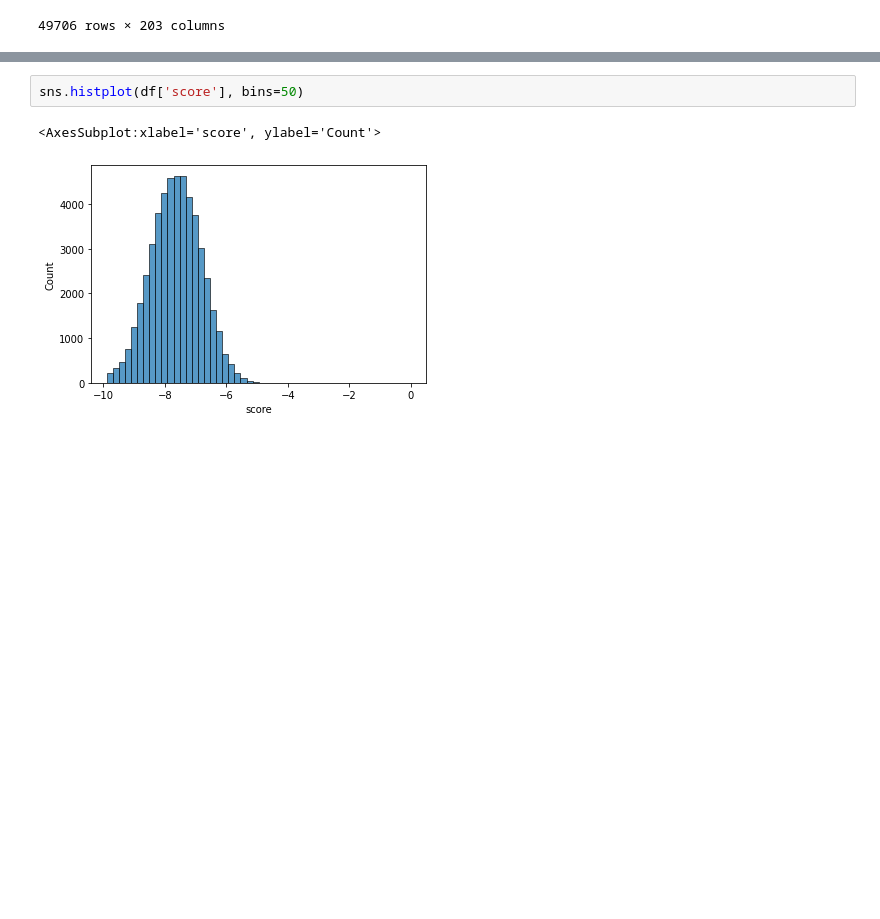
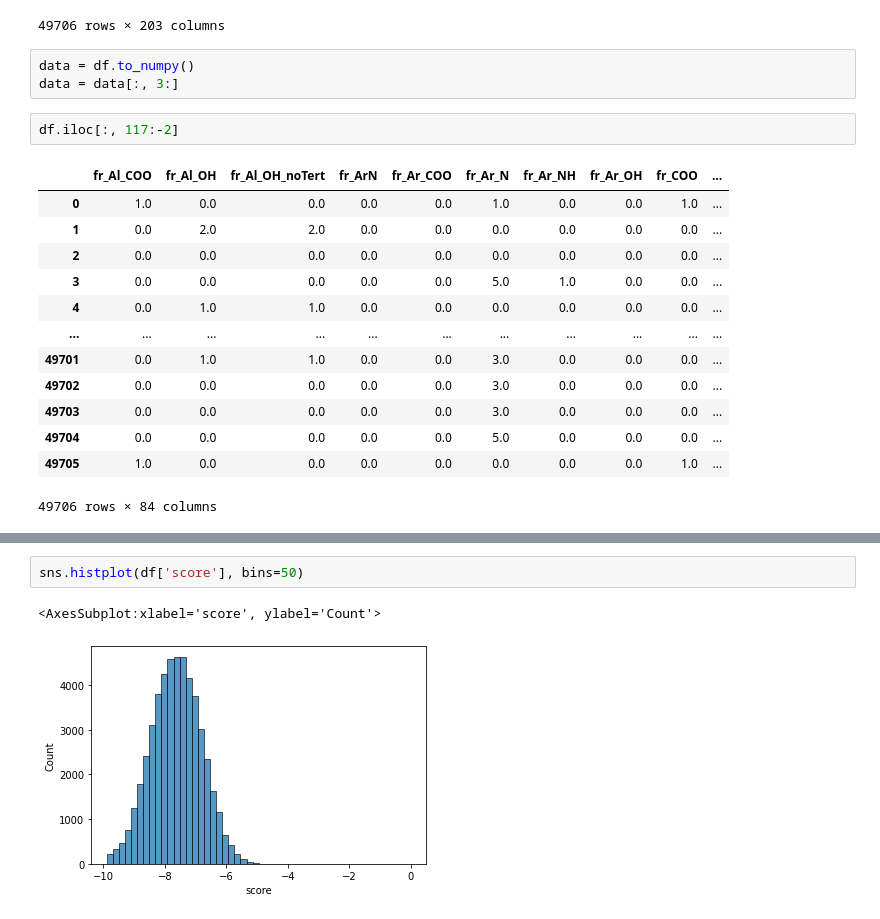
Before and after one commit to AntoninDuval/Active-Learning-For-Drug-Discovery, a Jupyter notebook: Exploration.ipynb, the cells around one changed output, grey strips where cells are left out. Drawn from its saved outputs; the diff is of its cells as text; blank space fills up the shorter version.

```diff
--- a/Exploration.ipynb
+++ b/Exploration.ipynb
@@ -20,3 +20,22 @@ df
 | 49704 | lig17083 | Cc1cc(C(=O)N2C[C@H]3CCC[C@@]3(c3n... | -8.6 | 1.445117 | 986.670520 | 18.432511 | 14.830312 | 15.646808 | 13.154634 | 8.987851 | ... | ... |
 | 49705 | lig7668 | Cc1ccc(C(CNC(=O)C2CCN(C(=O)N3CCCC... | -9.4 | 1.484517 | 704.865809 | 20.095647 | 16.394448 | 16.394448 | 13.452397 | 10.063795 | ... | ... |
 49706 rows × 203 columns
+# %%
+data = df.to_numpy()
+data = data[:, 3:]
+# %%
+df.iloc[:, 117:-2]
+# %% [output]
+|  | fr_Al_COO | fr_Al_OH | fr_Al_OH_noTert | fr_ArN | fr_Ar_COO | fr_Ar_N | fr_Ar_NH | fr_Ar_OH | fr_COO | ... |
+| 0 | 1.0 | 0.0 | 0.0 | 0.0 | 0.0 | 1.0 | 0.0 | 0.0 | 1.0 | ... |
+| 1 | 0.0 | 2.0 | 2.0 | 0.0 | 0.0 | 0.0 | 0.0 | 0.0 | 0.0 | ... |
+| 2 | 0.0 | 0.0 | 0.0 | 0.0 | 0.0 | 0.0 | 0.0 | 0.0 | 0.0 | ... |
+| 3 | 0.0 | 0.0 | 0.0 | 0.0 | 0.0 | 5.0 | 1.0 | 0.0 | 0.0 | ... |
+| 4 | 0.0 | 1.0 | 1.0 | 0.0 | 0.0 | 0.0 | 0.0 | 0.0 | 0.0 | ... |
+| ... | ... | ... | ... | ... | ... | ... | ... | ... | ... | ... |
+| 49701 | 0.0 | 1.0 | 1.0 | 0.0 | 0.0 | 3.0 | 0.0 | 0.0 | 0.0 | ... |
+| 49702 | 0.0 | 0.0 | 0.0 | 0.0 | 0.0 | 3.0 | 0.0 | 0.0 | 0.0 | ... |
+| 49703 | 0.0 | 0.0 | 0.0 | 0.0 | 0.0 | 3.0 | 0.0 | 0.0 | 0.0 | ... |
+| 49704 | 0.0 | 0.0 | 0.0 | 0.0 | 0.0 | 5.0 | 0.0 | 0.0 | 0.0 | ... |
+| 49705 | 1.0 | 0.0 | 0.0 | 0.0 | 0.0 | 0.0 | 0.0 | 0.0 | 1.0 | ... |
+49706 rows × 84 columns
```
Also changed, not shown: parts of 9 cells of this notebook, 5 other files.
